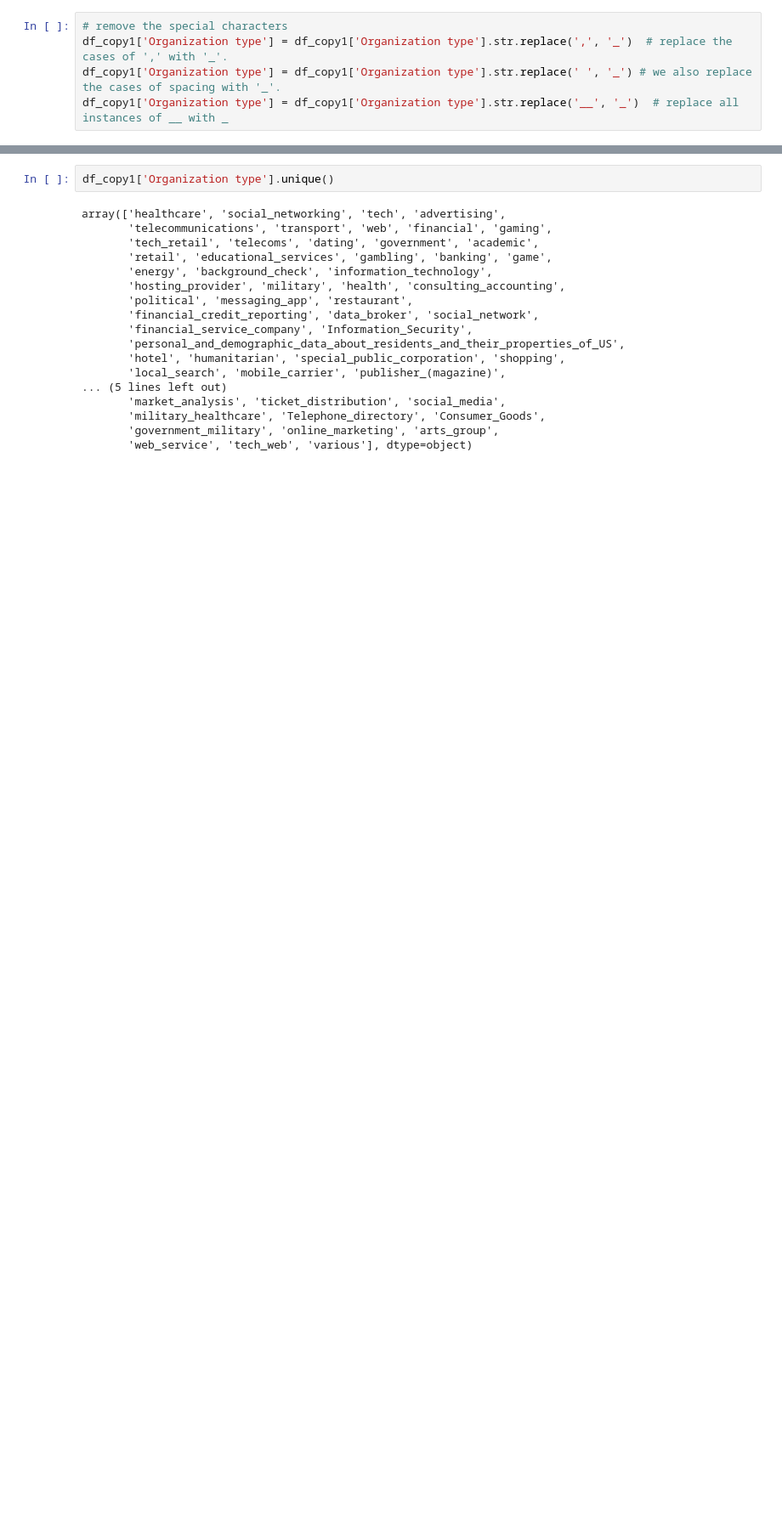
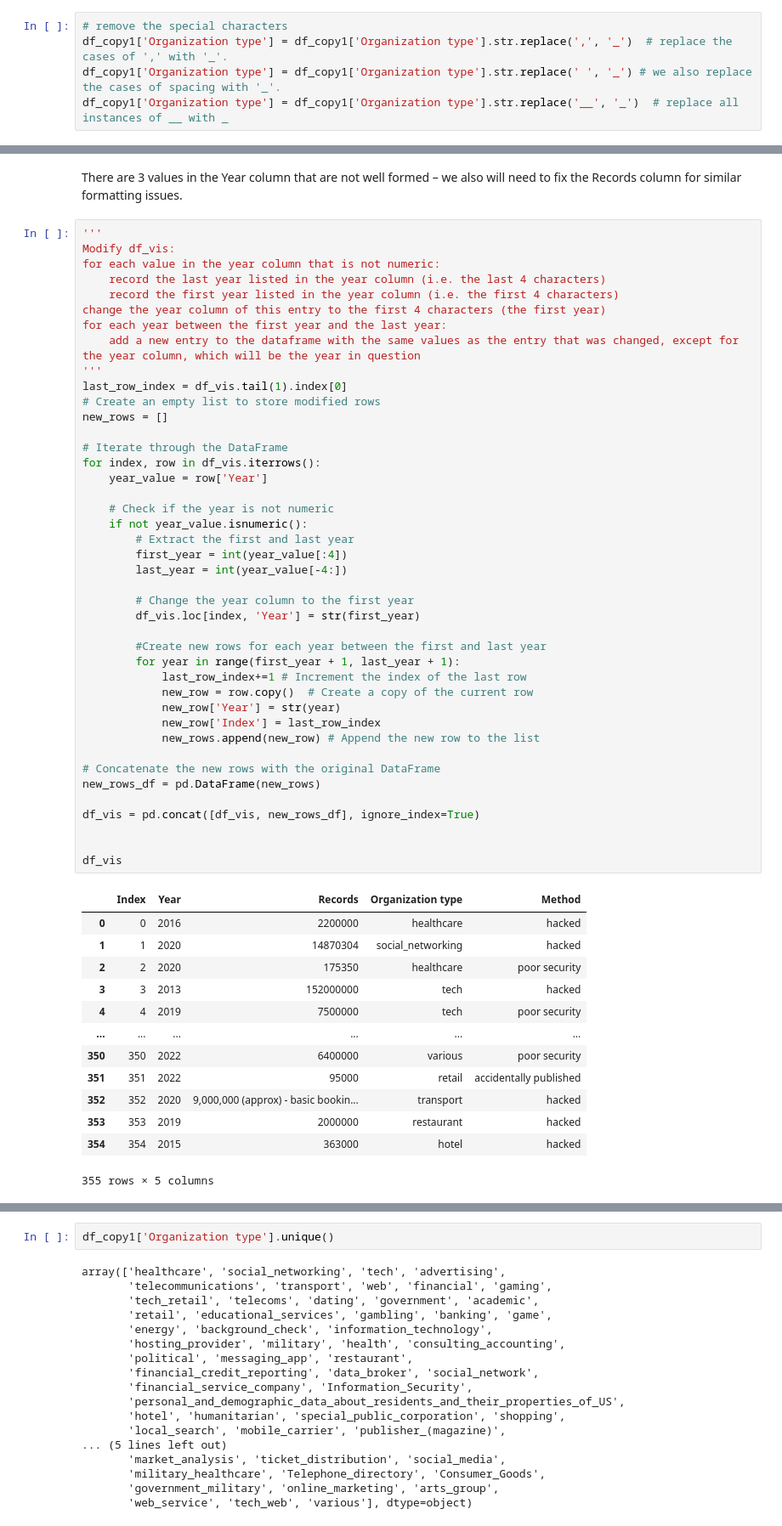
Before and after one commit to DeveloperMindset123/Accenture3A_Project, a Jupyter notebook: Accenture_3A.ipynb, the cells around one changed output, grey strips where cells are left out. Shown at 85% size. Drawn from its saved outputs; the diff is of its cells as text; blank space fills up the shorter version.

```diff
--- a/Accenture_3A.ipynb
+++ b/Accenture_3A.ipynb
@@ -145,0 +185,58 @@ df_copy1
+# %% [markdown]
+There are 3 values in the Year column that are not well formed – we also will need to fix the Records column for similar formatting issues.
+# %%
+'''
+Modify df_vis:
+for each value in the year column that is not numeric:
+    record the last year listed in the year column (i.e. the last 4 characters)
+    record the first year listed in the year column (i.e. the first 4 characters)
+change the year column of this entry to the first 4 characters (the first year)
+for each year between the first year and the last year:
+    add a new entry to the dataframe with the same values as the entry that was changed, except for the year column, which will be the year in question
+'''
+last_row_index = df_vis.tail(1).index[0]
+# Create an empty list to store modified rows
+new_rows = []
+
+# Iterate through the DataFrame
+for index, row in df_vis.iterrows():
+    year_value = row['Year']
+
+    # Check if the year is not numeric
+    if not year_value.isnumeric():
+        # Extract the first and last year
+        first_year = int(year_value[:4])
+        last_year = int(year_value[-4:])
+
+        # Change the year column to the first year
+        df_vis.loc[index, 'Year'] = str(first_year)
+
+        #Create new rows for each year between the first and last year
+        for year in range(first_year + 1, last_year + 1):
+            last_row_index+=1 # Increment the index of the last row
+            new_row = row.copy()  # Create a copy of the current row
+            new_row['Year'] = str(year)
+            new_row['Index'] = last_row_index
+            new_rows.append(new_row) # Append the new row to the list
+
+# Concatenate the new rows with the original DataFrame
+new_rows_df = pd.DataFrame(new_rows)
+
+df_vis = pd.concat([df_vis, new_rows_df], ignore_index=True)
+
+
+df_vis
+# %% [output]
+|  | Index | Year | Records | Organization type | Method |
+| 0 | 0 | 2016 | 2200000 | healthcare | hacked |
+| 1 | 1 | 2020 | 14870304 | social_networking | hacked |
+| 2 | 2 | 2020 | 175350 | healthcare | poor security |
+| 3 | 3 | 2013 | 152000000 | tech | hacked |
+| 4 | 4 | 2019 | 7500000 | tech | poor security |
+| ... | ... | ... | ... | ... | ... |
+| 350 | 350 | 2022 | 6400000 | various | poor security |
+| 351 | 351 | 2022 | 95000 | retail | accidentally published |
+| 352 | 352 | 2020 | 9,000,000 (approx) - basic bookin... | transport | hacked |
+| 353 | 353 | 2019 | 2000000 | restaurant | hacked |
+| 354 | 354 | 2015 | 363000 | hotel | hacked |
+355 rows × 5 columns
```
Also changed, not shown: parts of 16 cells of this notebook.
